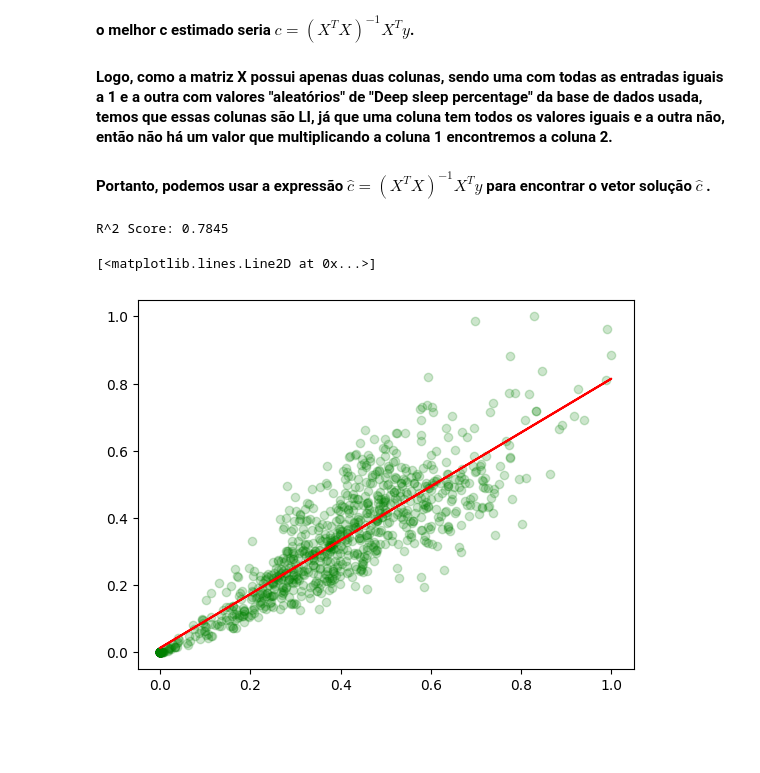
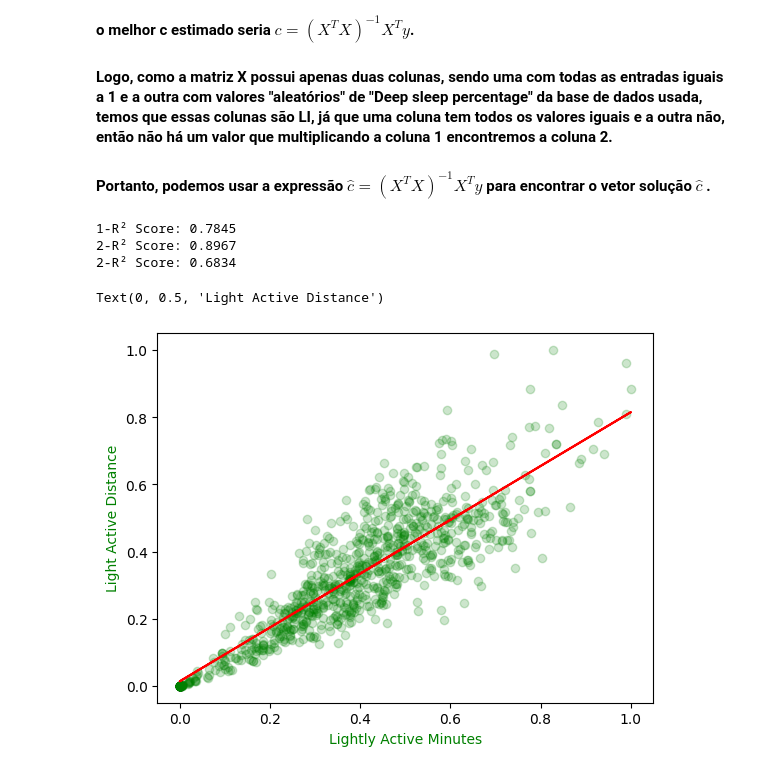
Before and after one commit to AnaJAPR/Aplicacao-de-Minimos-Quadrados, a Jupyter notebook: notebook_ana.ipynb, the cells around one changed output. Cells and saved outputs as stored; diff of their text form; code cells hidden in the pictures; blank space fills up the shorter version.

```diff
--- a/notebook_ana.ipynb
+++ b/notebook_ana.ipynb
@@ -71,6 +71,12 @@ print(lista)
 # x = df["TotalMinutesActive"].values.reshape(-1,1)   # to use it we need to explain the reason for the concentration of data at the end of the graph
 # y = df["SedentaryMinutes"].values
 
-x = df["LightlyActiveMinutes"].values.reshape(-1,1)
-y = df["LightActiveDistance"].values
+x1 = df["LightlyActiveMinutes"].values.reshape(-1,1)
+y1 = df["LightActiveDistance"].values
+
+x2 = df["FairlyActiveMinutes"].values.reshape(-1,1)
+y2 = df["ModeratelyActiveDistance"].values
+
+x3 = df["VeryActiveMinutes"].values.reshape(-1,1)
+y3 = df["VeryActiveDistance"].values
 # %% [output]
@@ -97,7 +103,9 @@ y = df["LightActiveDistance"].values
 #### $ Xc = y =>    \begin{bmatrix}  1 & x_{1} \\ 1 & x_{2} \\  \vdots & \vdots \\  1 & x_{m} \\   \end{bmatrix}   \begin{bmatrix}  b \\ a \end{bmatrix} = \begin{bmatrix} y_{1} \\ y_{2} \\ \vdots \\ y_{m} \\ \end{bmatrix} $
 # %%
 # Adding a column of 1s to represent the linear term
-X = np.column_stack([np.ones_like(x), x])
+X_1 = np.column_stack([np.ones_like(x1), x1])
+X_2 = np.column_stack([np.ones_like(x2), x2])
+X_3 = np.column_stack([np.ones_like(x3), x3])
 # %% [markdown]
 #### Agora, observe que no nosso caso $ A^T A \hat{x} = A^T b $ torna-se $ X^T X \hat{c} = X^T y $ sendo $ \hat{c} $ a solução procurada, ou seja, o vetor com os coeficientes de uma equação linear que melhor representa os dados em questão.
 #### Outro ponto notório que aprendemos em Álgebra Linear é que $ X^T X $ será inversível exatamente quando as colunas de $X$ forem linearmente independentes (LI) e, dessa maneira, o melhor c estimado seria $ c = (X^T X)^{-1} X^T y$.
@@ -112,19 +114,43 @@ l_coeff, a_coeff = coefficients
+# %%
+# Fitting the linear regression using matrix solution
+coefficients_1 = np.linalg.inv(X_1.T @ X_1) @ X_1.T @ y1
+coefficients_2 = np.linalg.inv(X_2.T @ X_2) @ X_2.T @ y2
+coefficients_3 = np.linalg.inv(X_3.T @ X_3) @ X_3.T @ y3
+
+# Angular and linear coefficients
+l1_coeff, a1_coeff = coefficients_1
+l2_coeff, a2_coeff = coefficients_2
+l3_coeff, a3_coeff = coefficients_3
 # %%
 # Model's prediction
-y_pred = X @ coefficients
+y1_pred = X_1 @ coefficients_1
+y2_pred = X_2 @ coefficients_2
+y3_pred = X_3 @ coefficients_3
 
 # r² coefficient, used to check the accuracy of linear regression
-r2 = r2_score(y, y_pred)
-print(f"R^2 Score: {r2:.4f}")
+r2_1 = r2_score(y1, y1_pred)
+print(f"1-R² Score: {r2_1:.4f}")
+
+r2_2 = r2_score(y2, y2_pred)
+print(f"2-R² Score: {r2_2:.4f}")
+
+r2_3 = r2_score(y3, y3_pred)
+print(f"2-R² Score: {r2_3:.4f}")
 # %% [output]
-R^2 Score: 0.7845
+1-R² Score: 0.7845
+2-R² Score: 0.8967
+2-R² Score: 0.6834
 # %%
-# Plotting
-plt.scatter(x, y, alpha=0.2, color="green")
-plt.plot(x, l_coeff + a_coeff*x, color="red") # line representing linear regression
+# Plotting 1
+plt.scatter(x1, y1, alpha=0.2, color="green")
+plt.plot(x1, l1_coeff + a1_coeff*x1, color="red") # line representing linear regression
+
+plt.xlabel("Lightly Active Minutes", color="green")
+plt.ylabel("Light Active Distance", color="green")
+
 
 # This line is to represent an specific point on the graph when necessary or important
 # plt.scatter(0, l_coeff + a_coeff*2.5, color='lightgreen', s = 20)
 # %% [output]
-[<matplotlib.lines.Line2D at 0x...>]
+Text(0, 0.5, 'Light Active Distance')
-[figure, old version]
+[figure, new version]
```
Also changed, not shown: parts of 7 cells of this notebook.
